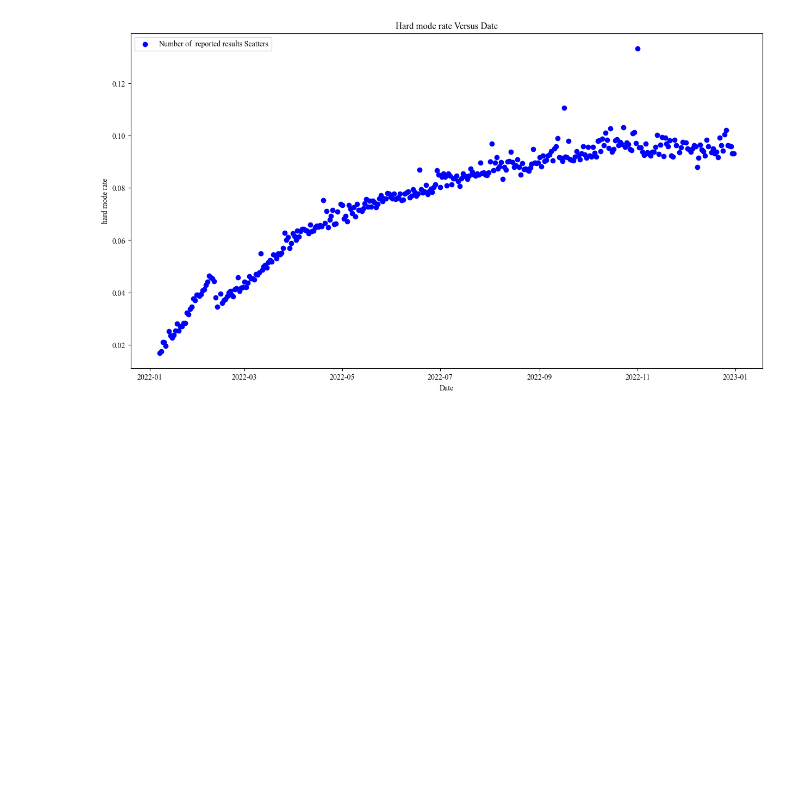
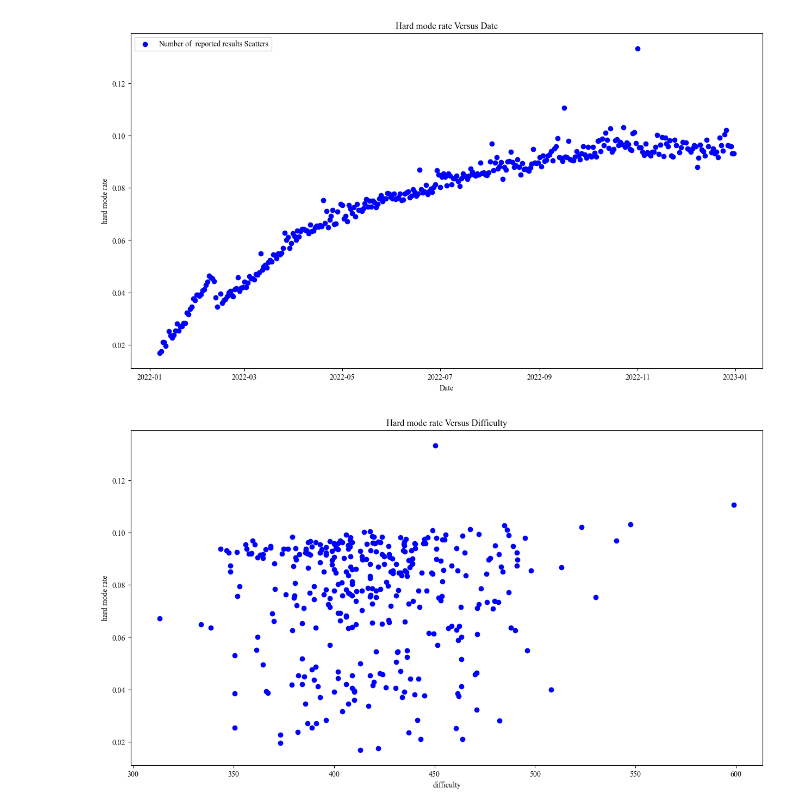
Before and after one commit to hthuz/mcm23, a Jupyter notebook: p1_plot.ipynb, the cells around one changed output. Drawn from its saved outputs; the diff is of its cells as text; code cells hidden in the pictures; blank space fills up the shorter version.

Commit message:
Update the difficulty versus hard mode

```diff
--- a/p1_plot.ipynb
+++ b/p1_plot.ipynb
@@ -114,4 +114,14 @@ plt.savefig('./plots/hard_mode_rate.jpg')
 [figure]
 # %%
 # Is the difficulty related to hard mode rate?
-df['difficulty'] = df['1 try']
+df['difficulty'] = df['1_try'] * 1 + df['2_tries'] * 2 + df['3_tries'] * 3 + df['4_tries']*4 + df['5_tries'] * 5 + df['6_tries'] * 6 + df['X'] * 7
+# %%
+# draw the scatter of the Contest_num
+plt.figure( figsize = (15,8) )
+plt.scatter(df['difficulty'], df['hard_mode_rate'], color = 'b')
+plt.xlabel('difficulty')
+plt.ylabel('hard mode rate')
+plt.title('Hard mode rate Versus Difficulty')
+plt.savefig('./plots/hard_rate_vs_difficulty.jpg')
+# %% [output]
+[figure, added]
```
Also changed, not shown: 2 other files.
